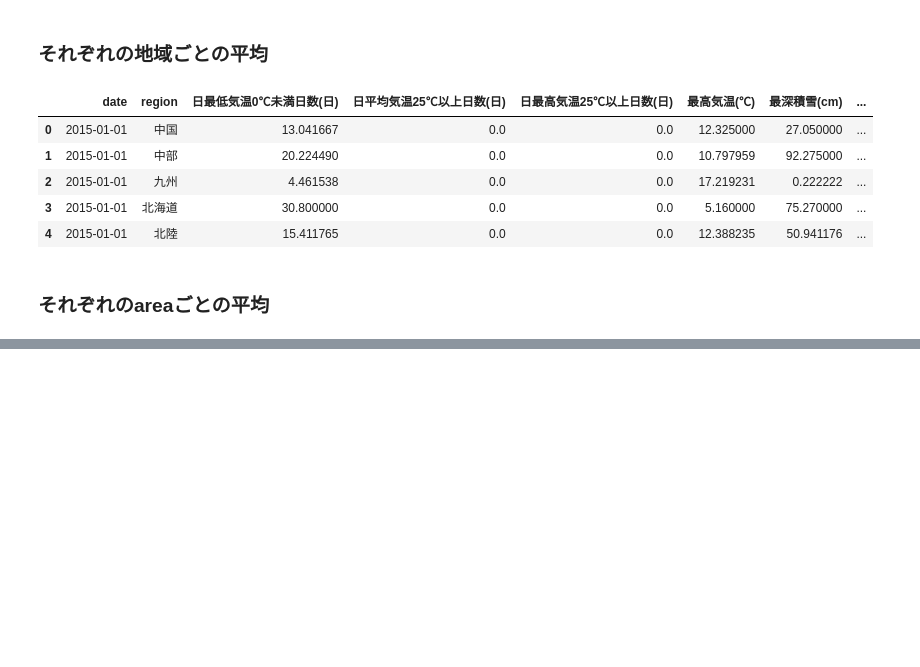
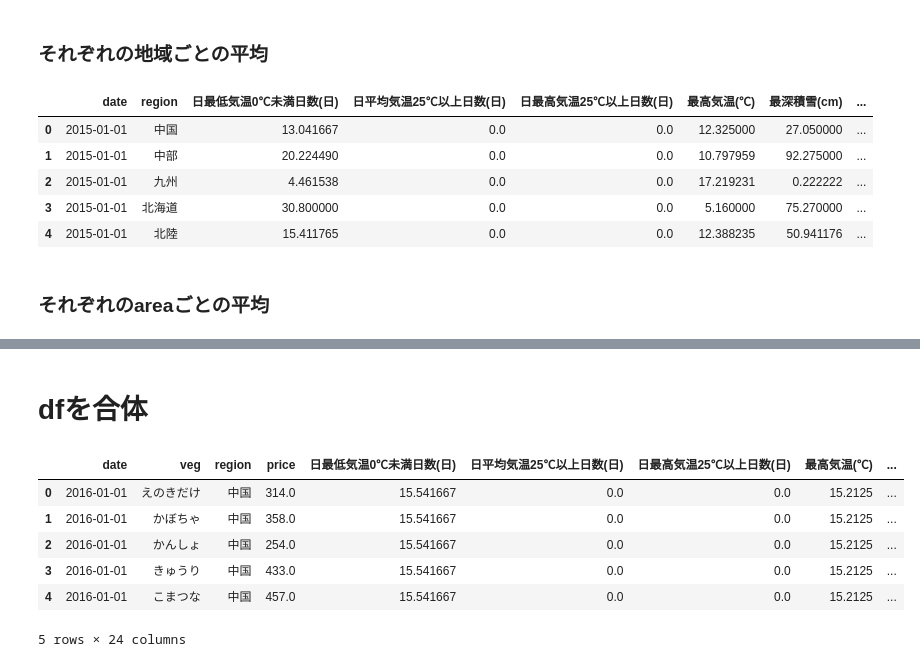
Before and after one commit to ryosuzaki/probspace, a Jupyter notebook: 野菜取引価格の予測/data_cleaning.ipynb, the cells around one changed output, grey strips where cells are left out. Cells and saved outputs as stored; diff of their text form; code cells hidden in the pictures; blank space fills up the shorter version.

```diff
--- a/野菜取引価格の予測/data_cleaning.ipynb
+++ b/野菜取引価格の予測/data_cleaning.ipynb
@@ -303,0 +341,19 @@ each_area_weather_df.to_csv(this_dir+"/data/each_area_weather_df.csv")
+# %% [markdown]
+# dfを合体
+# %%
+p_df=pd.read_csv(this_dir+"/data/price_df.csv",index_col=0)
+w_df=pd.read_csv(this_dir+"/data/weather_df.csv",index_col=0)
+rw_df=pd.read_csv(this_dir+"/data/each_region_weather_df.csv",index_col=0)
+aw_df=pd.read_csv(this_dir+"/data/each_area_weather_df.csv",index_col=0)
+rw_pca_df=pd.read_csv(this_dir+"/data/rw_pca_df.csv",index_col=0)
+# %%
+marged_price_weather_df=pd.merge(p_df, rw_pca_df, on=['date', 'region'])
+marged_price_weather_df.head()
+# %% [output]
+|  | date | veg | region | price | 日最低気温0℃未満日数(日) | 日平均気温25℃以上日数(日) | 日最高気温25℃以上日数(日) | 最高気温(℃) | ... |
+| 0 | 2016-01-01 | えのきだけ | 中国 | 314.0 | 15.541667 | 0.0 | 0.0 | 15.2125 | ... |
+| 1 | 2016-01-01 | かぼちゃ | 中国 | 358.0 | 15.541667 | 0.0 | 0.0 | 15.2125 | ... |
+| 2 | 2016-01-01 | かんしょ | 中国 | 254.0 | 15.541667 | 0.0 | 0.0 | 15.2125 | ... |
+| 3 | 2016-01-01 | きゅうり | 中国 | 433.0 | 15.541667 | 0.0 | 0.0 | 15.2125 | ... |
+| 4 | 2016-01-01 | こまつな | 中国 | 457.0 | 15.541667 | 0.0 | 0.0 | 15.2125 | ... |
+5 rows × 24 columns
```
Also changed, not shown: parts of 7 cells of this notebook, 1 other file.
